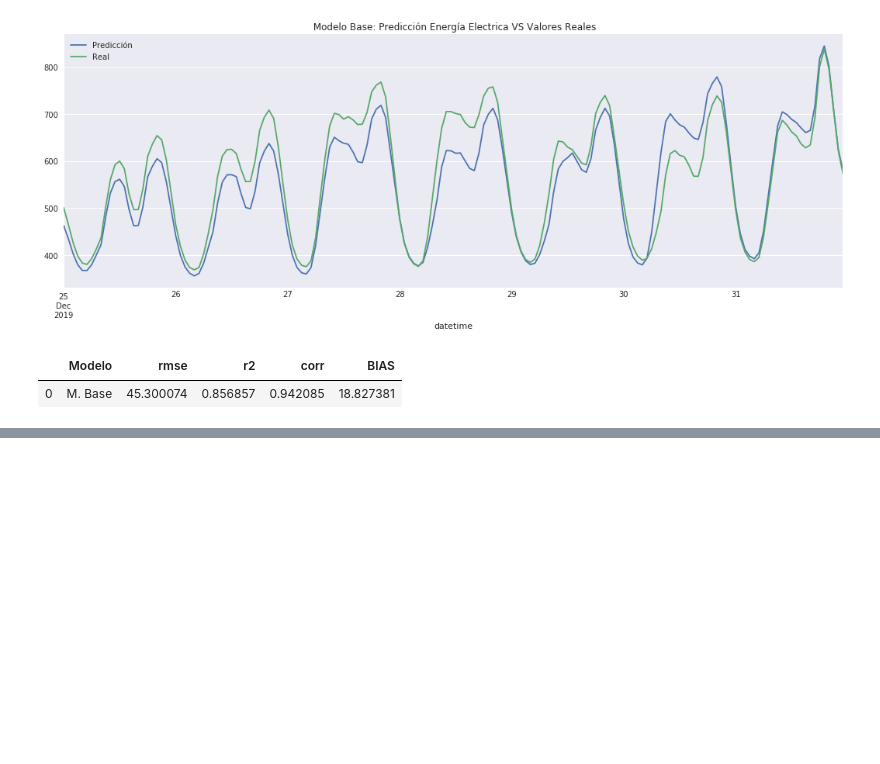
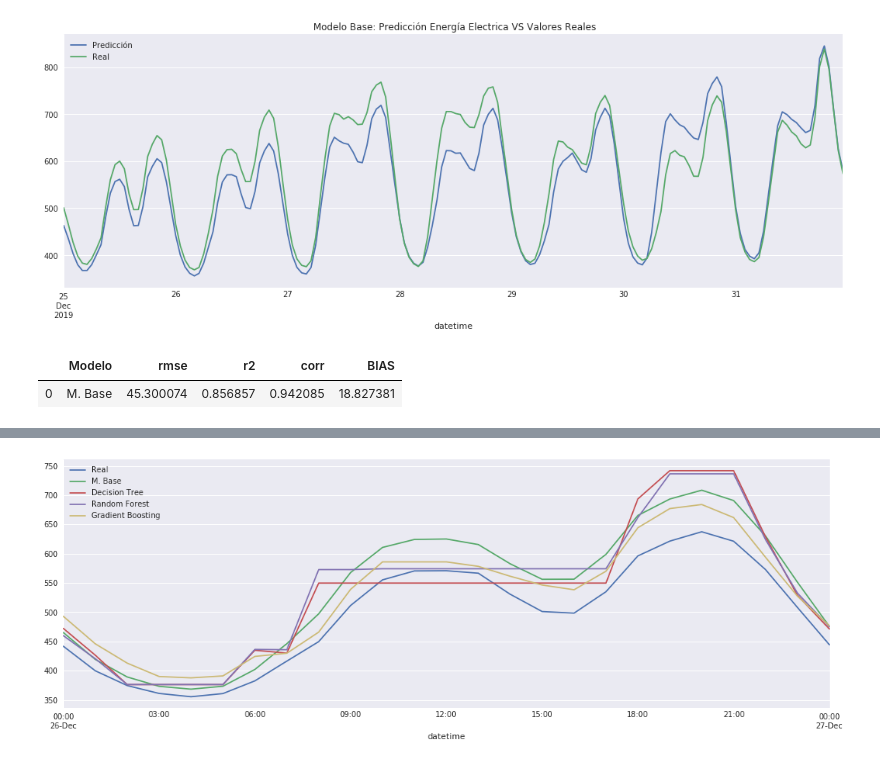
Before and after one commit to pablohhb/TFM, a Jupyter notebook: modelos.ipynb, the cells around one changed output, grey strips where cells are left out. Cells and saved outputs as stored; diff of their text form; code cells hidden in the pictures; blank space fills up the shorter version.

```diff
--- a/modelos.ipynb
+++ b/modelos.ipynb
@@ -188,0 +406,10 @@ metricas_m_base
+# %%
+fig_h, ax = plt.subplots()
+y_test.truncate('2019-12-26', '2019-12-27').plot(ax = ax)
+prediccion_m_base.truncate('2019-12-26', '2019-12-27').plot( ax = ax)
+prediccion_m_dtree.truncate('2019-12-26', '2019-12-27').plot( ax = ax)
+prediccion_m_rforest.truncate('2019-12-26', '2019-12-27').plot( ax = ax)
+prediccion_m_gradientB.truncate('2019-12-26', '2019-12-27').plot( ax = ax)
+plt.legend(['Real', 'M. Base', 'Decision Tree', 'Random Forest', 'Gradient Boosting']);
+# %% [output]
+[figure, added]
```
Also changed, not shown: parts of 36 cells of this notebook.
